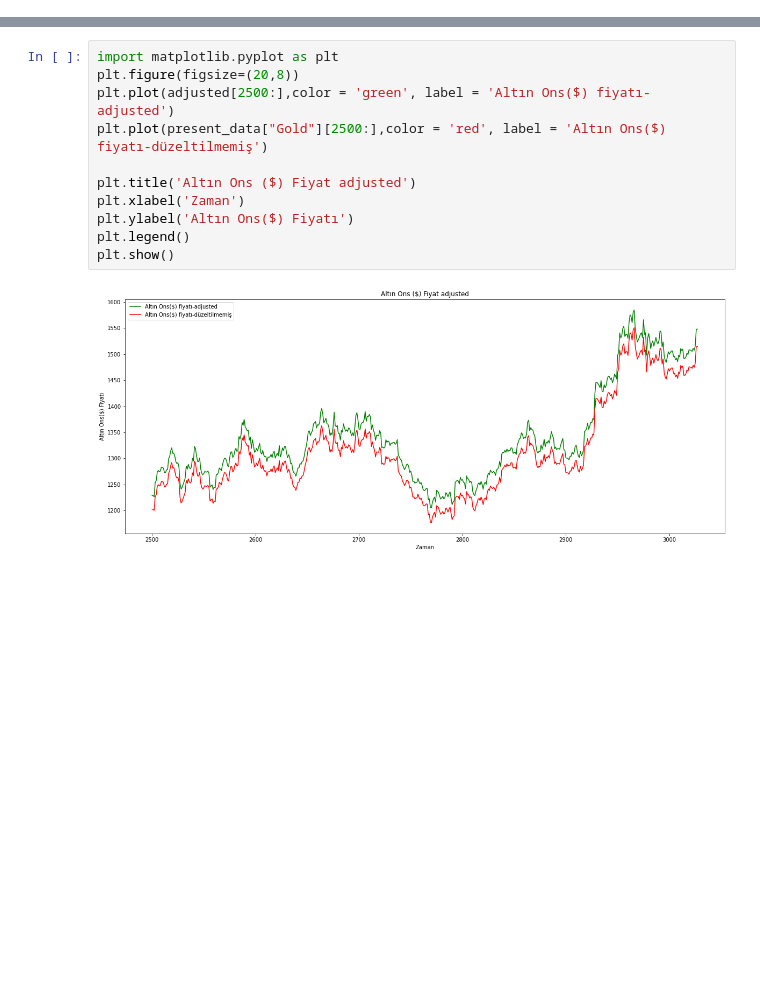
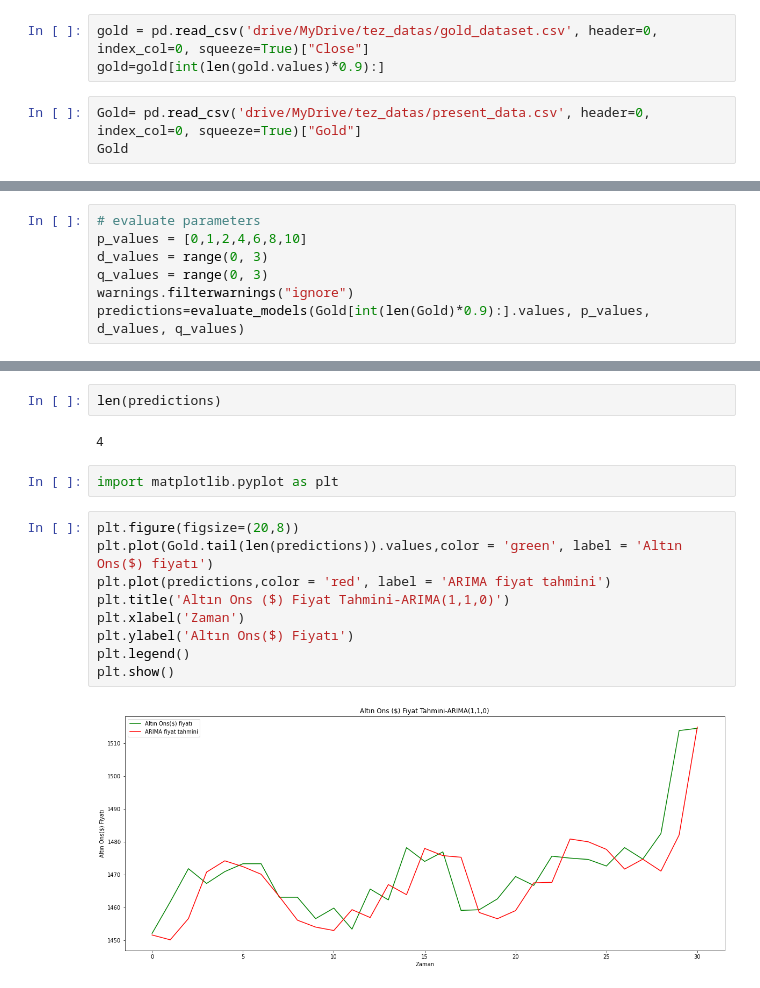
Before and after one commit to noaahhh/Time-Series-Predicter, a Jupyter notebook: ARIMA.ipynb, the cells around one changed output, grey strips where cells are left out. Cells and saved outputs as stored; diff of their text form; blank space fills up the shorter version.

Commit message:
added some notebooks and models

```diff
--- a/ARIMA.ipynb
+++ b/ARIMA.ipynb
@@ -134,0 +12,6 @@ adjusted.to_csv(data+"inf_adjusted_dataset.csv")
+# %%
+gold = pd.read_csv('drive/MyDrive/tez_datas/gold_dataset.csv', header=0, index_col=0, squeeze=True)["Close"]
+gold=gold[int(len(gold.values)*0.9):]
+# %%
+Gold= pd.read_csv('drive/MyDrive/tez_datas/present_data.csv', header=0, index_col=0, squeeze=True)["Gold"]
+Gold
@@ -134,0 +75,7 @@ adjusted.to_csv(data+"inf_adjusted_dataset.csv")
+# %%
+# evaluate parameters
+p_values = [0,1,2,4,6,8,10]
+d_values = range(0, 3)
+q_values = range(0, 3)
+warnings.filterwarnings("ignore")
+predictions=evaluate_models(Gold[int(len(Gold)*0.9):].values, p_values, d_values, q_values)
@@ -135,13 +124,17 @@ adjusted.to_csv(data+"inf_adjusted_dataset.csv")
+# %%
+len(predictions)
+# %% [output]
+4
+# %%
+import matplotlib.pyplot as plt
 # %%
-import matplotlib.pyplot as plt
 plt.figure(figsize=(20,8))
-plt.plot(adjusted[2500:],color = 'green', label = 'Altın Ons($) fiyatı-adjusted')
-plt.plot(present_data["Gold"][2500:],color = 'red', label = 'Altın Ons($) fiyatı-düzeltilmemiş')
-
-plt.title('Altın Ons ($) Fiyat adjusted')
+plt.plot(Gold.tail(len(predictions)).values,color = 'green', label = 'Altın Ons($) fiyatı')
+plt.plot(predictions,color = 'red', label = 'ARIMA fiyat tahmini')
+plt.title('Altın Ons ($) Fiyat Tahmini-ARIMA(1,1,0)')
 plt.xlabel('Zaman')
 plt.ylabel('Altın Ons($) Fiyatı')
 plt.legend()
 plt.show()
 # %% [output]
-[figure, old version]
+[figure, new version]
```
Also changed, not shown: parts of 24 cells of this notebook, 16 other files.
